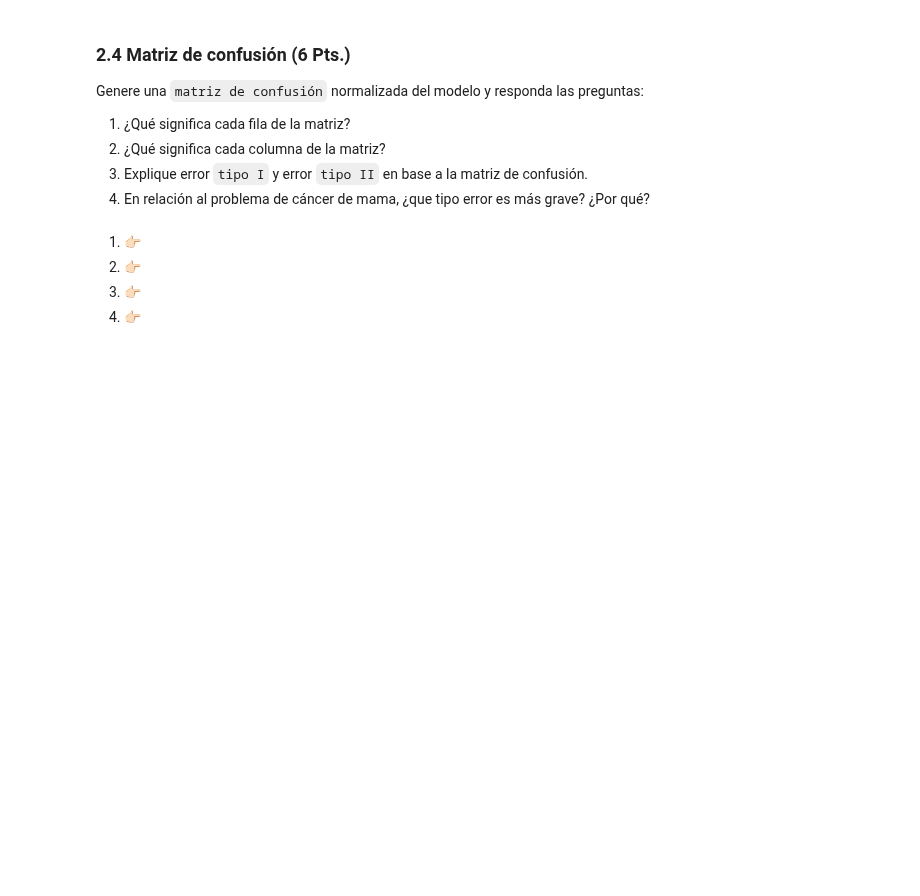
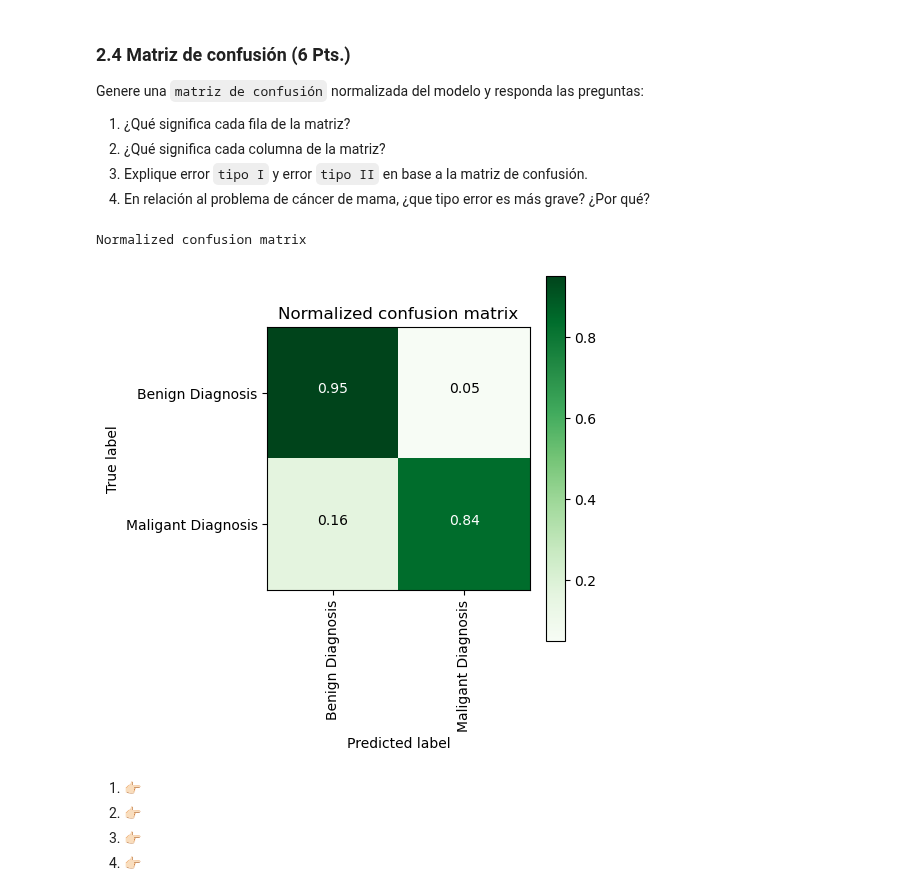
Before and after one commit to pedrozavalat/iic2433-tareas, a Jupyter notebook: t4/T4-PedroPabloZavalaTejos.ipynb, the cells around one changed output. Saved outputs shown, nothing was run; the diff lists cells and outputs as text; code cells hidden in the pictures; blank space fills up the shorter version.

```diff
--- a/t4/T4-PedroPabloZavalaTejos.ipynb
+++ b/t4/T4-PedroPabloZavalaTejos.ipynb
@@ -373,0 +388,8 @@ Entrene un clasificador de MLP con los datos de `entrenamiento`. Tienes libertad
+# %%
+# Utilizamos la estrategia de entrenamiento EarlyStopping para evitar un sobreajuste del modelo. En este caso,
+# si la funcion de perdida no disminuye en 2 iteraciones sin mejoras, se detiene el entrenamiento.
+callback = EarlyStopping(monitor='loss', patience=2)
+# %%
+# Finalmente entrenamos el modelo con 20 epocas (iteraciones de training) y
+# un batch_size de 32 (cantidad de datos entrenados por iteracion)
+model.fit(X_train, y_train, batch_size=32, epochs=20, callbacks=[callback])
@@ -374,3 +415,11 @@ Entrene un clasificador de MLP con los datos de `entrenamiento`. Tienes libertad
 # %% [markdown]
 ### 2.3 Evaluar el modelo (2 Pts.)
 Evalúe el modelo con los datos de `testing` y calcule `accuracy`, `precision`, `recall` y `f1-score`. Puedes apoyarte de un reporte de clasificación. Comenta todos los resultados y explica qué significan 👀.
+# %%
+# Definimos los labels de las clases para ver el desempeño de
+labels_classes = ['Benign Diagnosis', 'Maligant Diagnosis']
+# %%
+y_preds = model.predict(X_test).argmax(axis=-1) # Obtenemos las predicciones del modelo
+print("Test Accuracy : {}".format(accuracy_score(y_test, y_preds)))
+print("\nClassification Report : ")
+print(classification_report(y_test, y_preds, target_names=labels_classes))
@@ -381,6 +451,52 @@ Genere una `matriz de confusión` normalizada del modelo y responda las pregunta
 2. ¿Qué significa cada columna de la matriz?
 3. Explique error `tipo I` y error `tipo II` en base a la matriz de confusión.
 4. En relación al problema de cáncer de mama, ¿que tipo error es más grave? ¿Por qué?
+# %%
+# Funcion para graficar la matriz de confusion (Referencia bibliografica: Actividad formativa 8)
+def plot_confusion_matrix(cm: np.ndarray, classes: np.ndarray,
+                          normalize: bool = False,
+                          title: str ='Confusion matrix',
+                          cmap:str = plt.cm.Greens):
+    """
+    This function prints and plots the confusion matrix.
+    Normalization can be applied by setting `normalize=True`.
+    """
+    if normalize:
+        cm = cm.astype('float') / cm.sum(axis=1)[:, np.newaxis]
+        print("Normalized confusion matrix")
+    else:
+        print('Confusion matrix, without normalization')
+
+
+    plt.imshow(cm, interpolation='nearest', cmap=cmap)
+    plt.title(title)
+    plt.colorbar()
+    tick_marks = np.arange(len(classes))
+    plt.xticks(tick_marks, classes, rotation=90)
+    plt.yticks(tick_marks, classes)
+
+    fmt = '.2f' if normalize else 'd'
+    thresh = cm.max() / 2.
+    for i, j in itertools.product(range(cm.shape[0]), range(cm.shape[1])):
+        plt.text(j, i, format(cm[i, j], fmt),
+                 horizontalalignment="center",
+                 color="white" if cm[i, j] > thresh else "black")
+
+    plt.tight_layout()
+    plt.ylabel('True label')
+    plt.xlabel('Predicted label')
+
+cnf_matrix = confusion_matrix(y_test, y_preds)
+np.set_printoptions(precision=2)
+
+# Plot normalized confusion matrix
+plt.figure(figsize=(5, 5))
+plot_confusion_matrix(cnf_matrix, classes=labels_classes, normalize=True, title='Normalized confusion matrix')
+
+plt.show()
+# %% [output]
+Normalized confusion matrix
+[figure, added]
 # %% [markdown]
 1. 👉🏻
 2. 👉🏻
```
Also changed, not shown: parts of 8 cells of this notebook.
